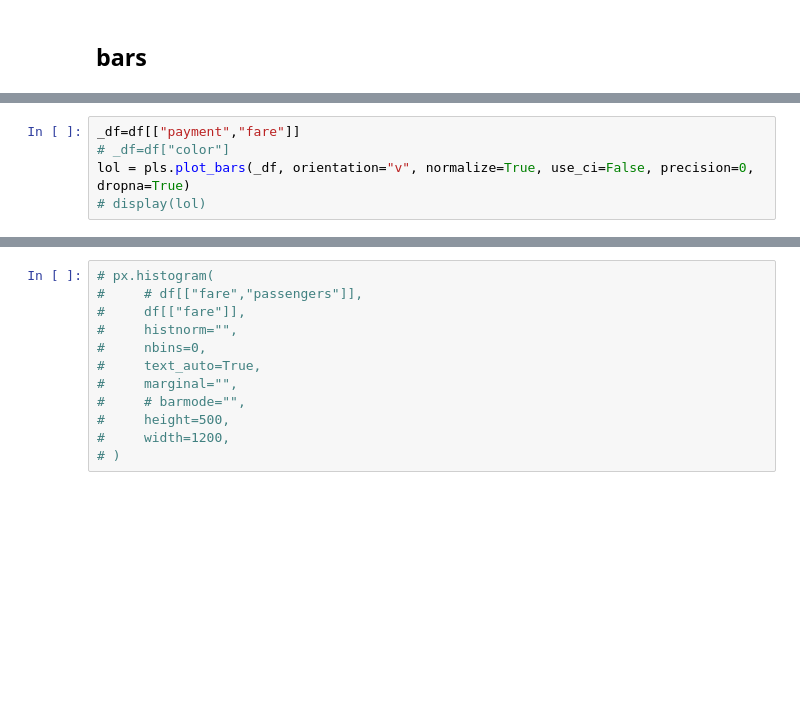
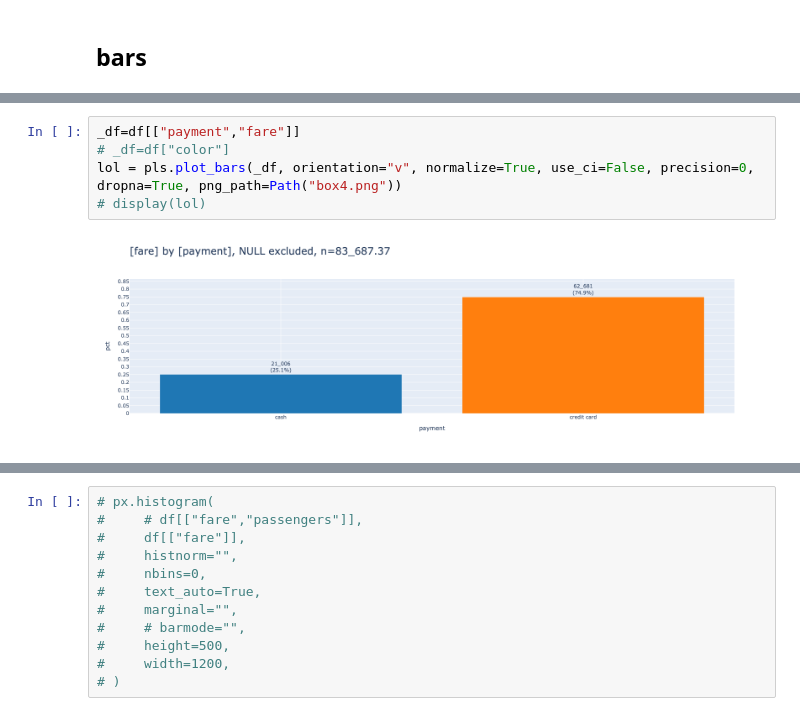
Before and after one commit to smeisegeier/pandas-plots, a Jupyter notebook: src/test.ipynb, the cells around one changed output, grey strips where cells are left out. Cells and saved outputs as stored; diff of their text form; blank space fills up the shorter version.

```diff
--- a/src/test.ipynb
+++ b/src/test.ipynb
@@ -303,8 +375,10 @@ df[:3]
 # %%
 _df=df[["payment","fare"]]
 # _df=df["color"]
-lol = pls.plot_bars(_df, orientation="v", normalize=True, use_ci=False, precision=0, dropna=True)
+lol = pls.plot_bars(_df, orientation="v", normalize=True, use_ci=False, precision=0, dropna=True, png_path=Path("box4.png"))
 # display(lol)
+# %% [output]
+[figure, added]
 # %%
 _df = df["distance"]
 # _df#.to_frame()
```
Also changed, not shown: parts of 23 cells of this notebook, 2 other files.
